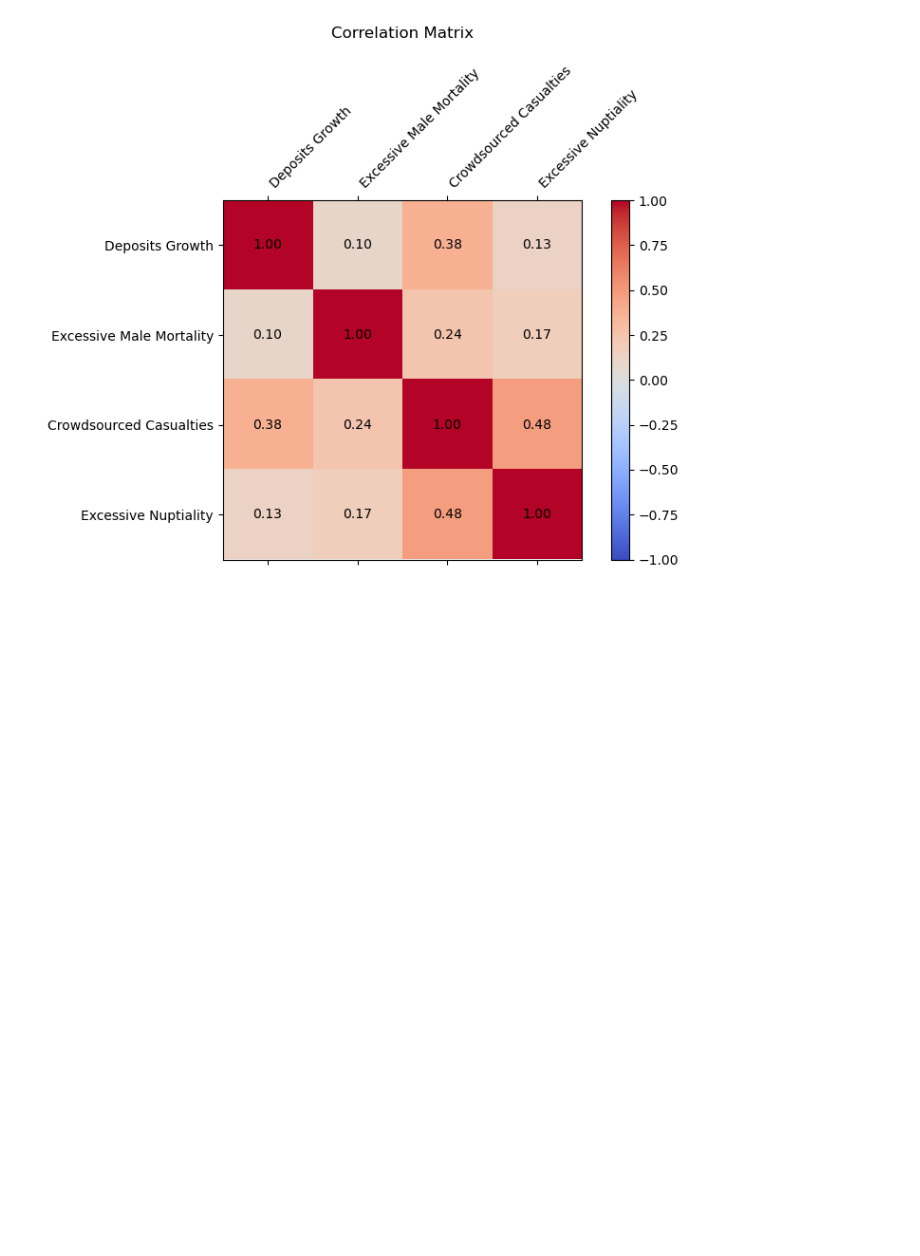
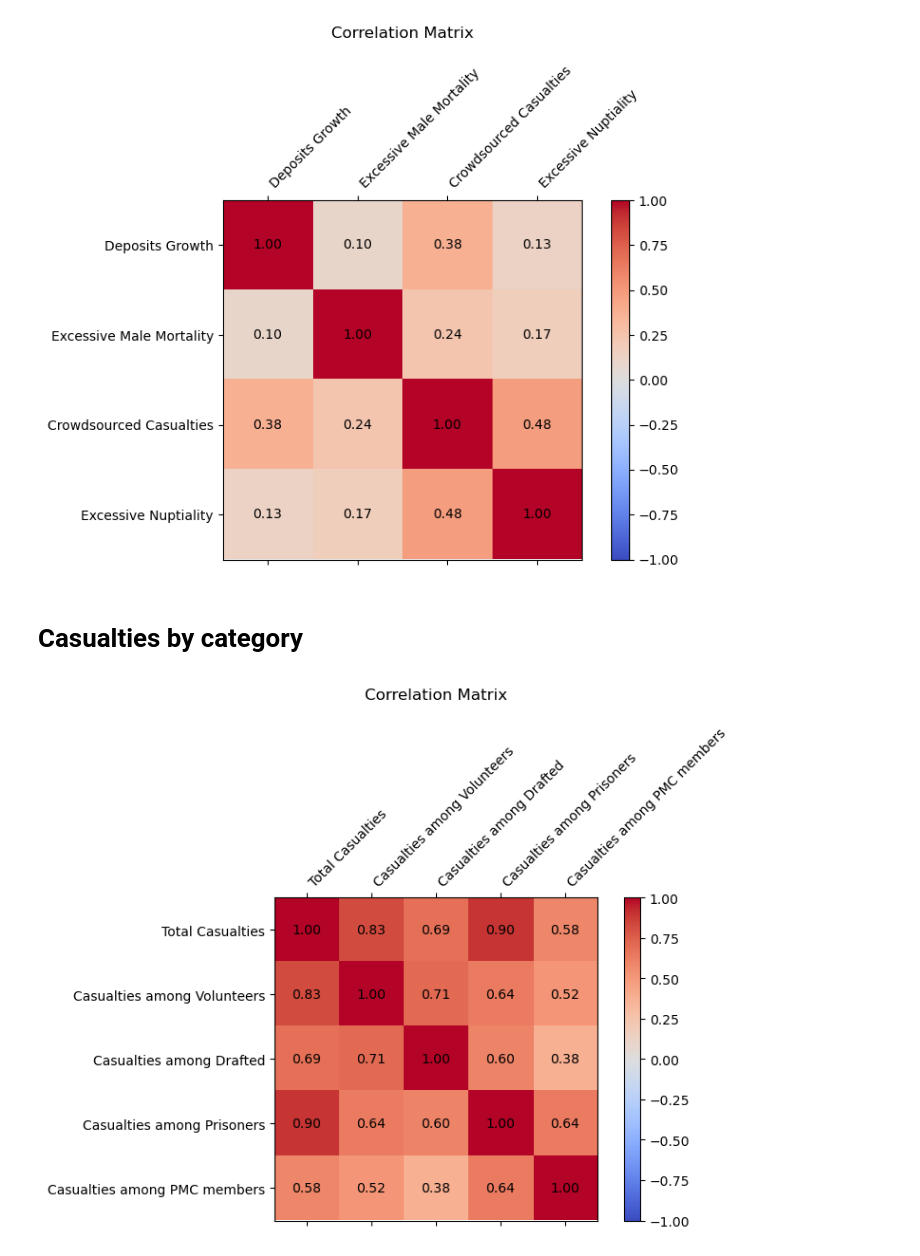
Before and after one commit to ahalian/Thesis, a Jupyter notebook: descriptive analysis.ipynb, the cells around one changed output. Drawn from its saved outputs; the diff is of its cells as text; code cells hidden in the pictures; blank space fills up the shorter version.

Commit message:
Added correlations.

```diff
--- a/descriptive analysis.ipynb
+++ b/descriptive analysis.ipynb
@@ -827,3 +815,37 @@ plt.tight_layout()
 plt.show()
 # %% [output]
 [figure]
+# %% [markdown]
+# Casualties by category
+# %%
+rename_map = {
+    "Total": "Total Casualties",
+    "Volunteers": "Casualties among Volunteers",
+    "Drafted": "Casualties among Drafted",
+    "Prisoners": "Casualties among Prisoners",
+    "PMC": "Casualties among PMC members",
+}
+
+df_selected = df_full[rename_map.keys()].rename(columns=rename_map)
+
+cormat = df_selected.corr()
+# %%
+labels = df_selected.columns.tolist()
+fig, ax = plt.subplots(figsize=(8, 6))
+
+cax = ax.matshow(cormat, cmap='coolwarm', vmin=-1, vmax=1)
+fig.colorbar(cax)
+
+ax.set_xticks(np.arange(len(labels)))
+ax.set_yticks(np.arange(len(labels)))
+ax.set_xticklabels(labels, rotation=45, ha='left')
+ax.set_yticklabels(labels)
+
+for (i, j), val in np.ndenumerate(cormat.values):
+    ax.text(j, i, f"{val:.2f}", ha='center', va='center', color='black')
+
+plt.title("Correlation Matrix", pad=20)
+plt.tight_layout()
+plt.show()
+# %% [output]
+[figure, added]
```
Also changed, not shown: parts of 1 cell of this notebook.
